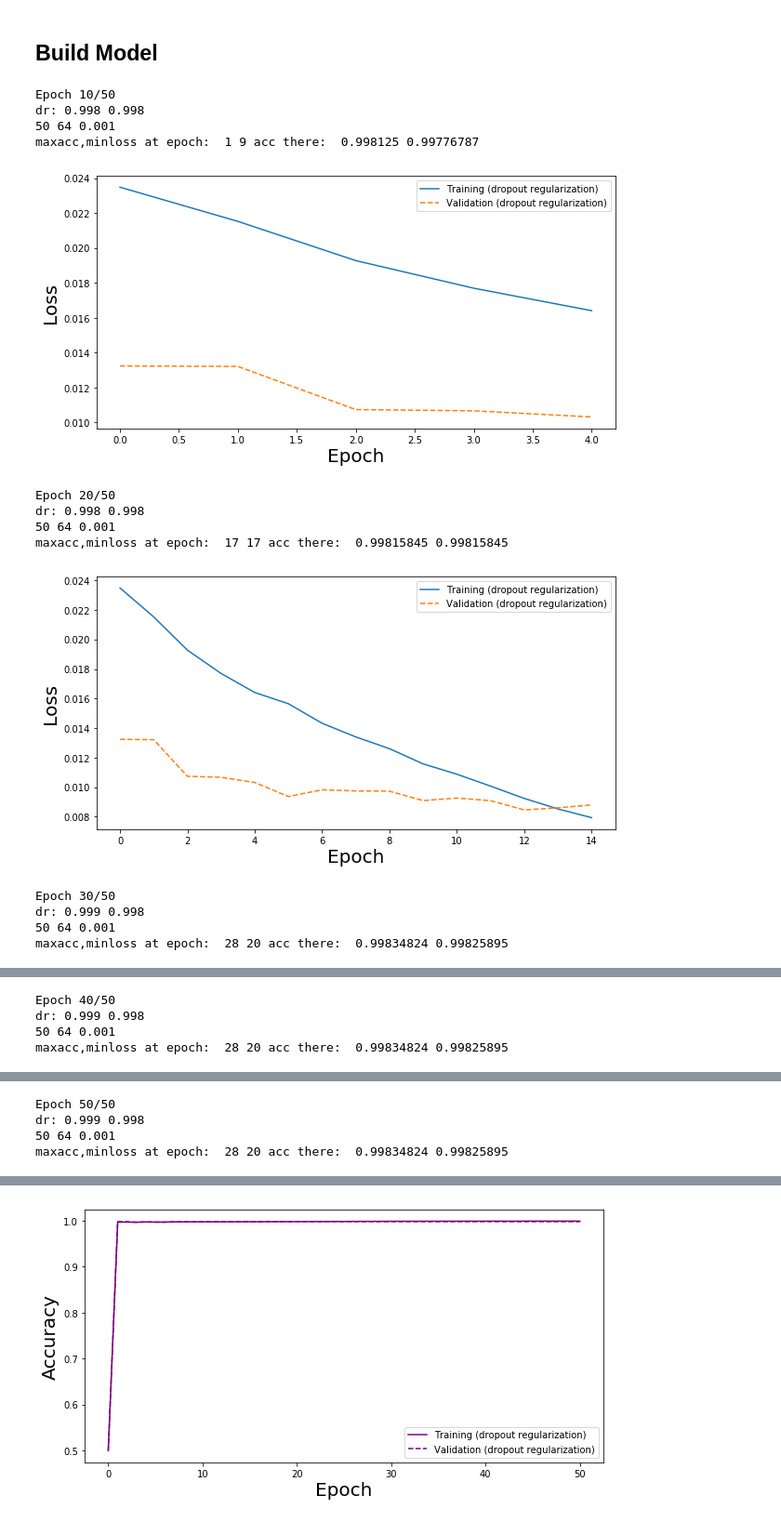
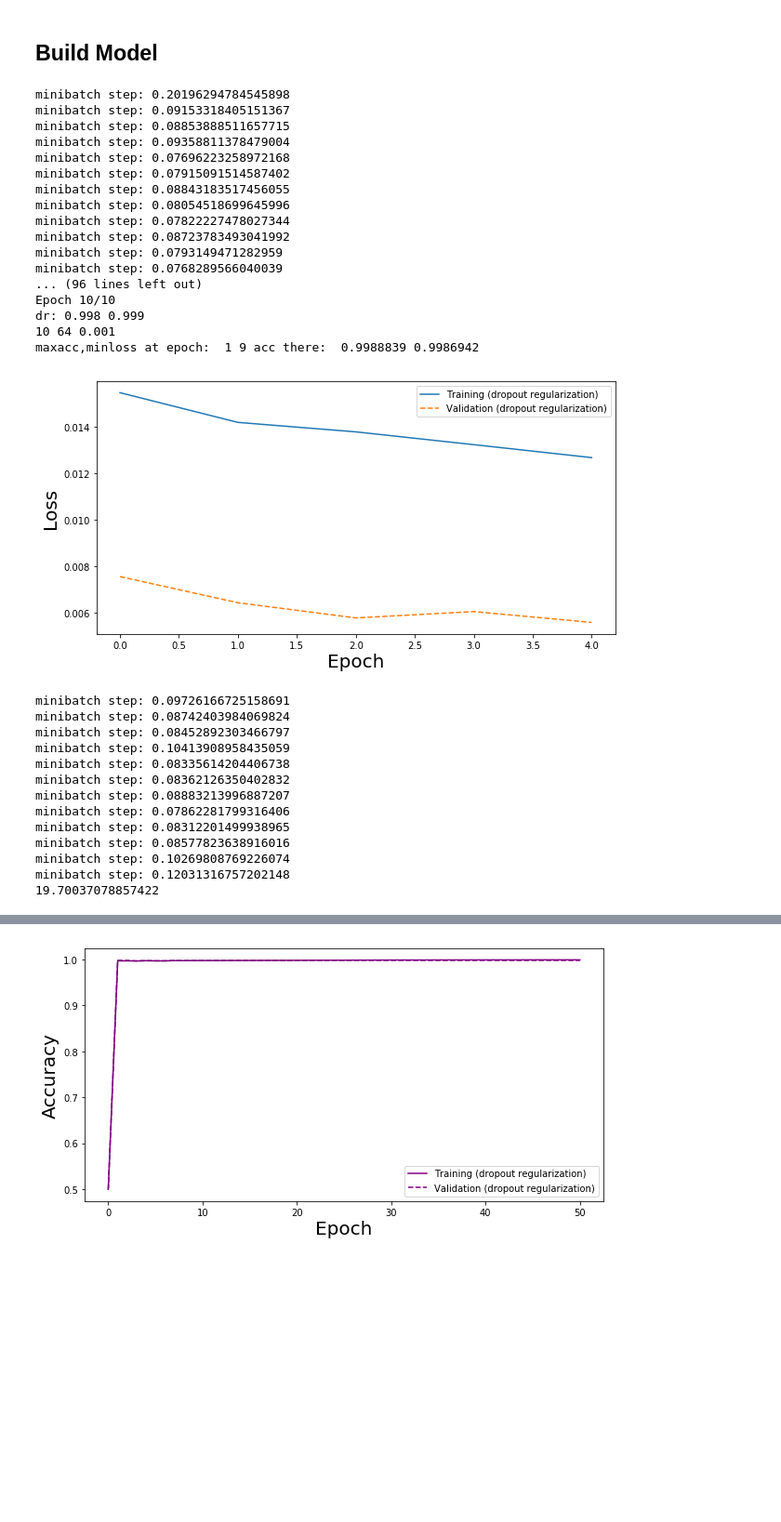
Before and after one commit to Beno71/humpback-whale-classification, a Jupyter notebook: model_CNN.ipynb, the cells around one changed output, grey strips where cells are left out. Shown: that part at 93% size. Saved outputs shown, nothing was run; the diff lists cells and outputs as text; code cells hidden in the pictures; blank space fills up the shorter version.

```diff
--- a/model_CNN.ipynb
+++ b/model_CNN.ipynb
@@ -137,12 +137,12 @@ class CNN:
             hidden = self.X
 
             # 1,100*100 -> 16,50*50
-            conv1 = tf.layers.conv2d(inputs=hidden, filters=16, kernel_size=2, strides=1,
+            conv1 = tf.layers.conv2d(inputs=hidden, filters=16, kernel_size=5, strides=1,
                 padding='same', activation = tf.nn.relu)
             max_pool_1 = tf.layers.max_pooling2d(inputs=conv1, pool_size=2, strides=2, padding='same')
 
             # 16,100*100 -> 32,25*25
-            conv2 = tf.layers.conv2d(inputs=max_pool_1, filters=32, kernel_size=2, strides=1,
+            conv2 = tf.layers.conv2d(inputs=max_pool_1, filters=32, kernel_size=5, strides=1,
                 padding='same', activation = tf.nn.relu)
             max_pool_2 = tf.layers.max_pooling2d(inputs=conv2, pool_size=2, strides=2, padding='same')
 
@@ -217,7 +217,9 @@ class CNN:
                     print(f"Epoch {epoch+1}/{epochs}")
                     self.make_plot()
                 for batch_ixs in batch_data(len(train_data), batch_size):
+                    ti = time.time()
                     _ = session.run( self.optimizer, feed_dict={self.X: train_data[batch_ixs], self.Y: train_labels[batch_ixs]})
+                    print("minibatch step:", time.time() - ti)
 
                 tr_loss, tr_acc= session.run([self.loss, self.accuracy], feed_dict={self.X: train_data, self.Y: train_labels})
                 val_loss, val_acc= session.run([self.loss, self.accuracy], feed_dict={self.X: val_data, self.Y: val_labels})
@@ -234,31 +236,50 @@ class CNN:
            'val_accuracy': np.array(val_accs)}
 # %%
 # hyperparams
-epochs = 50
+epochs = 10
 batch_size = 64
 learning_rate = 0.001
 
 width, height = 100,100
 # %%
 # train model
+t = time.time()
 tf.reset_default_graph()
 with tf.Session() as session:
     cnn = CNN("dropout_regularization", learning_rate=learning_rate)
     cnn.build(width, height, num_classes=train_labels.shape[1])
     cnn.train(session, train_data, train_labels, val_data, val_labels, epochs, batch_size=batch_size, dropout=0.5)
     #test_preds_cnn = cnn.logits.eval({cnn.X: test_data}, session=session).argmax(1)
+print(time.time()-t)
 # %% [output]
-Epoch 10/50
-dr: 0.998 0.998
-50 64 0.001
-maxacc,minloss at epoch:  1 9 acc there:  0.998125 0.99776787
+minibatch step: 0.20196294784545898
+minibatch step: 0.09153318405151367
+minibatch step: 0.08853888511657715
+minibatch step: 0.09358811378479004
+minibatch step: 0.07696223258972168
+minibatch step: 0.07915091514587402
+minibatch step: 0.08843183517456055
+minibatch step: 0.08054518699645996
+minibatch step: 0.07822227478027344
+minibatch step: 0.08723783493041992
+minibatch step: 0.0793149471282959
+minibatch step: 0.0768289566040039
+... (96 lines left out)
+Epoch 10/10
+dr: 0.998 0.999
+10 64 0.001
+maxacc,minloss at epoch:  1 9 acc there:  0.9988839 0.9986942
-[figure, old version]
+[figure, new version]
-Epoch 20/50
-dr: 0.998 0.998
-50 64 0.001
-maxacc,minloss at epoch:  17 17 acc there:  0.99815845 0.99815845
+minibatch step: 0.09726166725158691
+minibatch step: 0.08742403984069824
+minibatch step: 0.08452892303466797
+minibatch step: 0.10413908958435059
+minibatch step: 0.08335614204406738
+minibatch step: 0.08362126350402832
+minibatch step: 0.08883213996887207
+minibatch step: 0.07862281799316406
+minibatch step: 0.08312201499938965
+minibatch step: 0.08577823638916016
+minibatch step: 0.10269808769226074
+minibatch step: 0.12031316757202148
+19.70037078857422
-[figure, removed]
-Epoch 30/50
-dr: 0.999 0.998
-50 64 0.001
-maxacc,minloss at epoch:  28 20 acc there:  0.99834824 0.99825895
@@ -266,4 +285,0 @@ maxacc,minloss at epoch:  28 20 acc there:  0.99834824 0.99825895
-Epoch 40/50
-dr: 0.999 0.998
-50 64 0.001
-maxacc,minloss at epoch:  28 20 acc there:  0.99834824 0.99825895
@@ -271,4 +285,0 @@ maxacc,minloss at epoch:  28 20 acc there:  0.99834824 0.99825895
-Epoch 50/50
-dr: 0.999 0.998
-50 64 0.001
-maxacc,minloss at epoch:  28 20 acc there:  0.99834824 0.99825895
```
Also changed, not shown: parts of 2 cells of this notebook, 1 other file.
